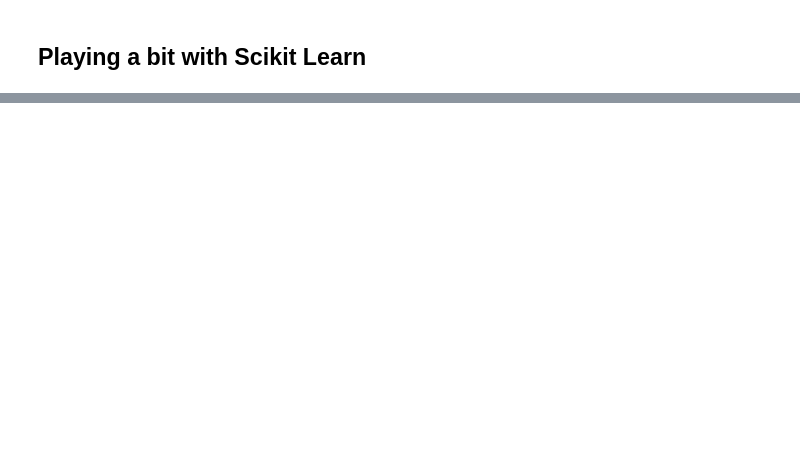
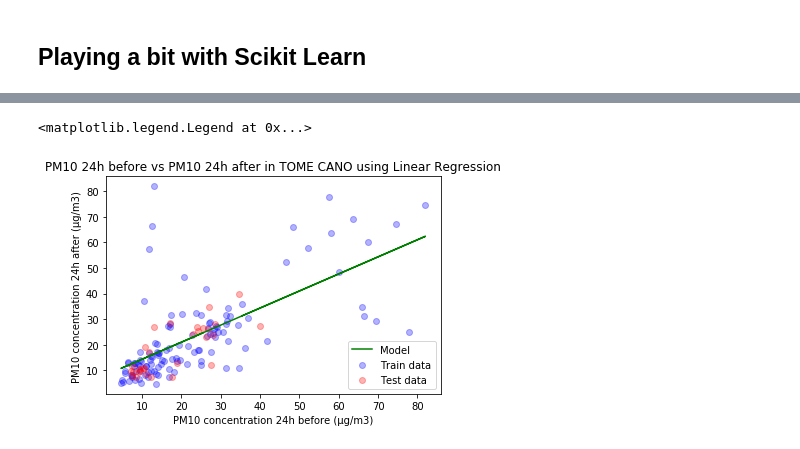
Before and after one commit to carlosdg/AirPollutionForecasting, a Jupyter notebook: Software/jupyter/notebooks/ExploringTheData.ipynb, the cells around one changed output, grey strips where cells are left out. Cells and saved outputs as stored; diff of their text form; code cells hidden in the pictures; blank space fills up the shorter version.

```diff
--- a/Software/jupyter/notebooks/ExploringTheData.ipynb
+++ b/Software/jupyter/notebooks/ExploringTheData.ipynb
@@ -240 +343,15 @@ print(f"[Over testing data] Regression tree r2: {regr_2.score(X_test, y_test)}")
+# %%
+fig, ax = plt.subplots()
+
+ax.scatter(X_train, y_train, c=[(0, 0, 1, 0.3)])
+ax.scatter(X_test, y_test, c=[(1, 0, 0, 0.3)])
+ax.plot(X, y_pred, c="green")
+
+ax.set_title(f"PM10 24h before vs PM10 24h after in {zone} using Linear Regression")
+ax.set_xlabel("PM10 concentration 24h before (µg/m3)")
+ax.set_ylabel("PM10 concentration 24h after (µg/m3) ")
+ax.legend(["Model", "Train data", "Test data"])
+# %% [output]
+<matplotlib.legend.Legend at 0x...>
+[figure, added]
 # %%
```
Also changed, not shown: parts of 20 cells of this notebook.
